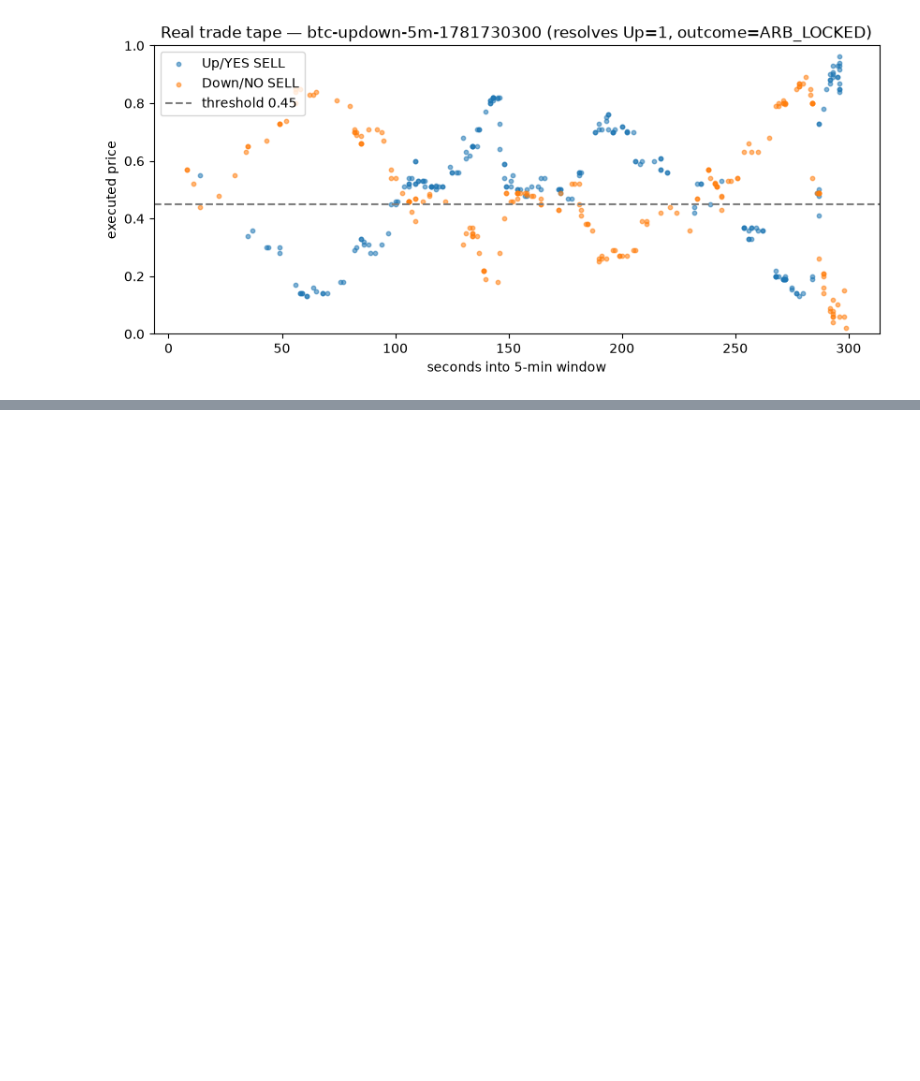
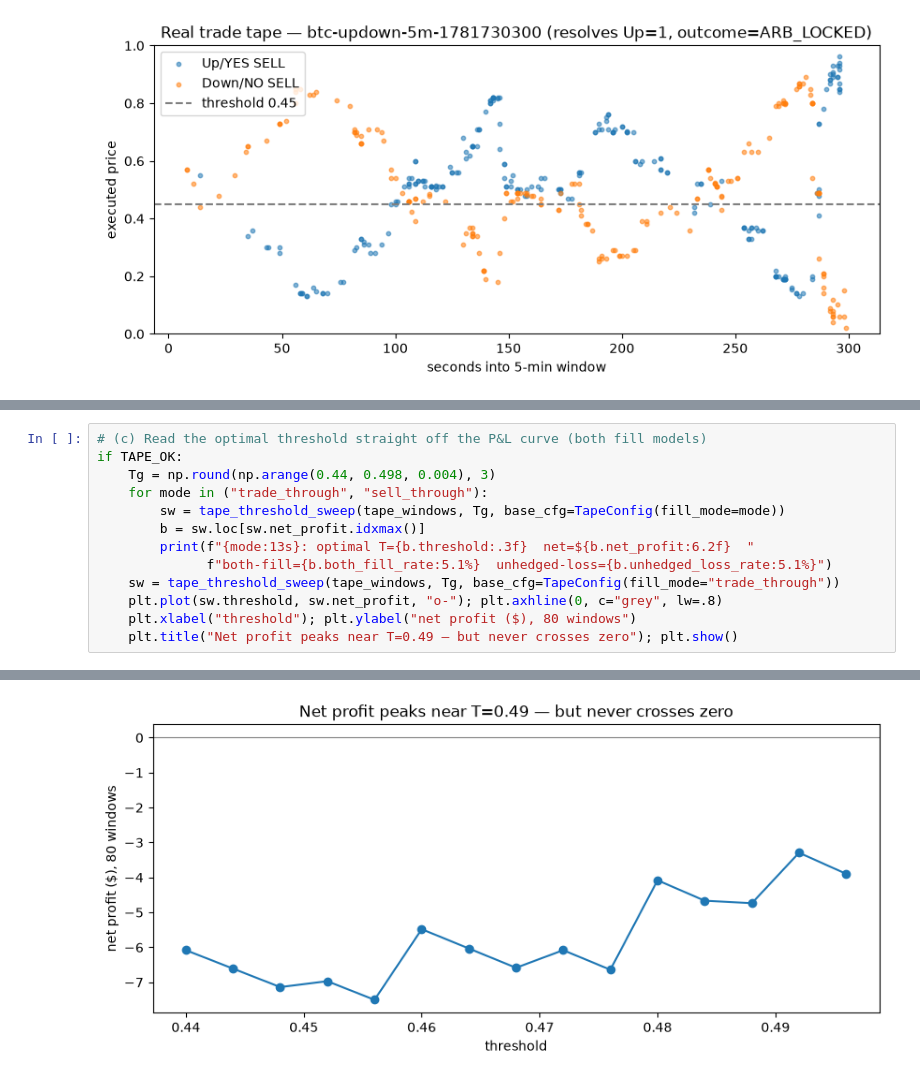
Before and after one commit to klaachkinggit/polymarket-5min, a Jupyter notebook: notebooks/polymarket_5min_arb.ipynb, the cells around one changed output, grey strips where cells are left out. Saved outputs shown, nothing was run; the diff lists cells and outputs as text; blank space fills up the shorter version.

```diff
--- a/notebooks/polymarket_5min_arb.ipynb
+++ b/notebooks/polymarket_5min_arb.ipynb
@@ -461,0 +484,14 @@ are validated against real resting depth rather than inferred from the trade tap
+# %%
+# (c) Read the optimal threshold straight off the P&L curve (both fill models)
+if TAPE_OK:
+    Tg = np.round(np.arange(0.44, 0.498, 0.004), 3)
+    for mode in ("trade_through", "sell_through"):
+        sw = tape_threshold_sweep(tape_windows, Tg, base_cfg=TapeConfig(fill_mode=mode))
+        b = sw.loc[sw.net_profit.idxmax()]
+        print(f"{mode:13s}: optimal T={b.threshold:.3f}  net=${b.net_profit:6.2f}  "
+              f"both-fill={b.both_fill_rate:5.1%}  unhedged-loss={b.unhedged_loss_rate:5.1%}")
+    sw = tape_threshold_sweep(tape_windows, Tg, base_cfg=TapeConfig(fill_mode="trade_through"))
+    plt.plot(sw.threshold, sw.net_profit, "o-"); plt.axhline(0, c="grey", lw=.8)
+    plt.xlabel("threshold"); plt.ylabel("net profit ($), 80 windows")
+    plt.title("Net profit peaks near T=0.49 — but never crosses zero"); plt.show()
+# %% [output]
@@ -461,0 +500 @@ are validated against real resting depth rather than inferred from the trade tap
+[figure, added]
```
Also changed, not shown: parts of 17 cells of this notebook, 2 other files.
